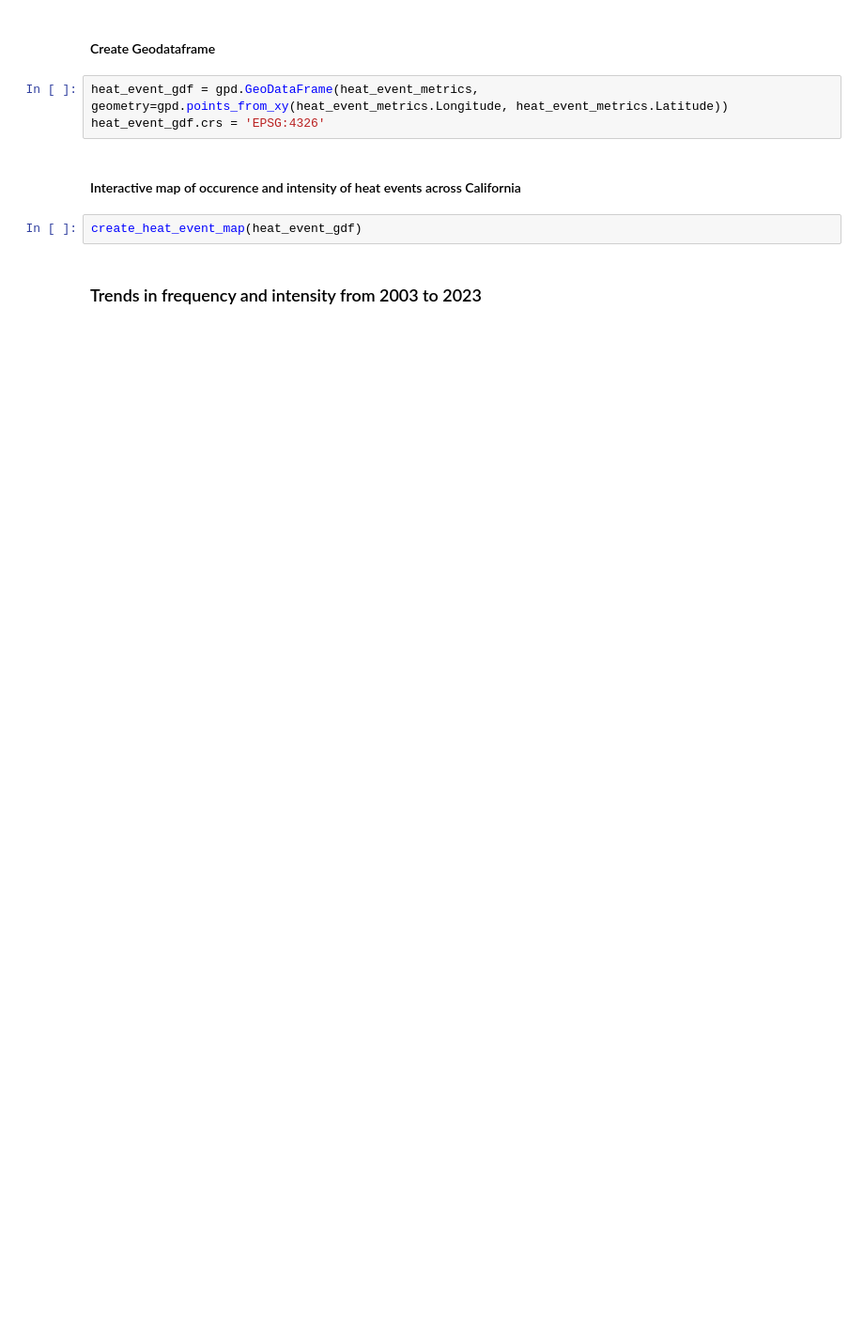
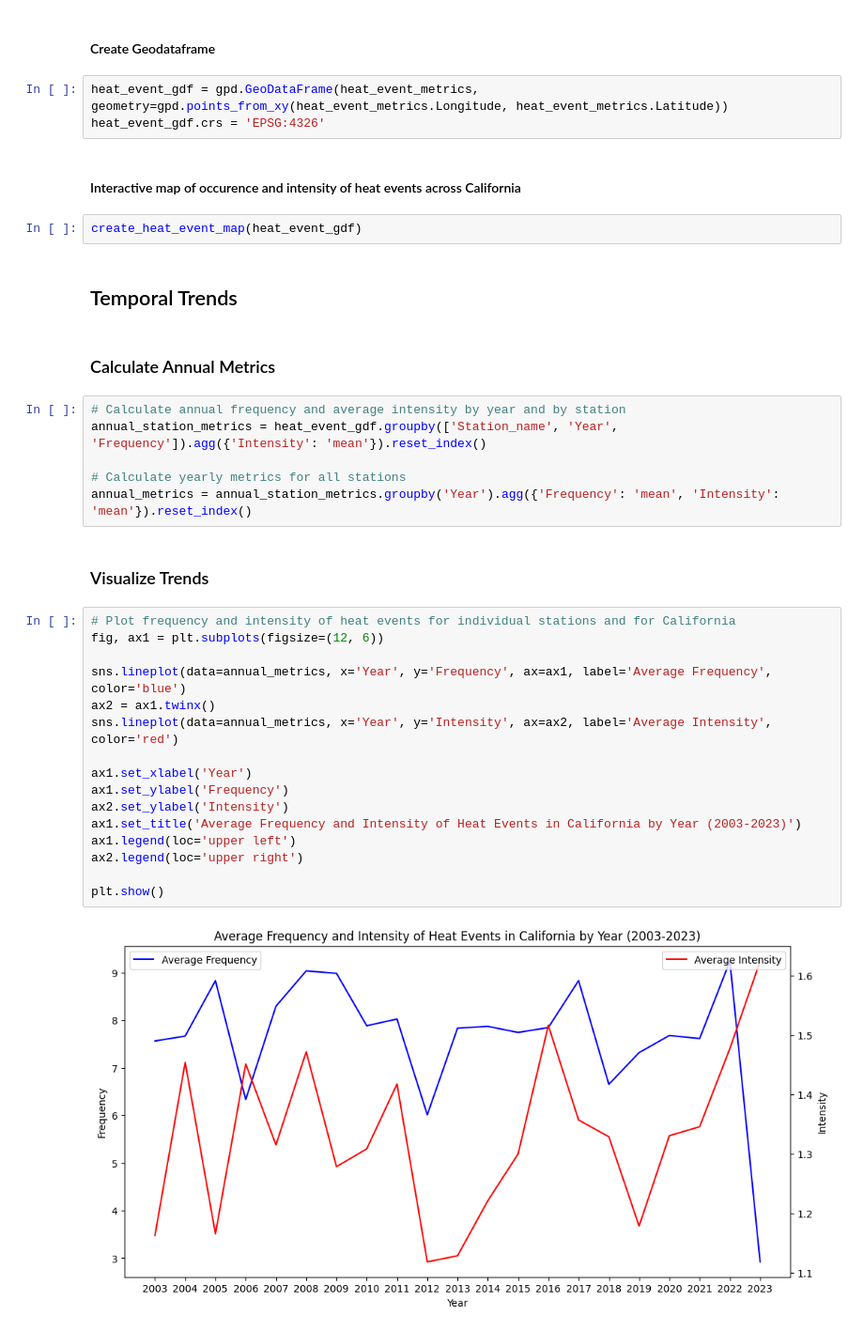
Before and after one commit to lizbethkr/PHIT-Project-1, a Jupyter notebook: notebooks/05_heat_identification.ipynb, the cells around one changed output. Shown at 94% size. Cells and saved outputs as stored; diff of their text form; blank space fills up the shorter version.

Commit message:
Mapped heat event metrics

```diff
--- a/notebooks/05_heat_identification.ipynb
+++ b/notebooks/05_heat_identification.ipynb
@@ -148,5 +149,33 @@ heat_event_gdf.crs = 'EPSG:4326'
 #### Interactive map of occurence and intensity of heat events across California
 # %%
 create_heat_event_map(heat_event_gdf)
-# %% [markdown]
-### Trends in frequency and intensity from 2003 to 2023
+# %% [markdown]
+## Temporal Trends
+# %% [markdown]
+### Calculate Annual Metrics
+# %%
+# Calculate annual frequency and average intensity by year and by station
+annual_station_metrics = heat_event_gdf.groupby(['Station_name', 'Year', 'Frequency']).agg({'Intensity': 'mean'}).reset_index()
+
+# Calculate yearly metrics for all stations
+annual_metrics = annual_station_metrics.groupby('Year').agg({'Frequency': 'mean', 'Intensity': 'mean'}).reset_index()
+# %% [markdown]
+### Visualize Trends
+# %%
+# Plot frequency and intensity of heat events for individual stations and for California
+fig, ax1 = plt.subplots(figsize=(12, 6))
+
+sns.lineplot(data=annual_metrics, x='Year', y='Frequency', ax=ax1, label='Average Frequency', color='blue')
+ax2 = ax1.twinx()
+sns.lineplot(data=annual_metrics, x='Year', y='Intensity', ax=ax2, label='Average Intensity', color='red')
+
+ax1.set_xlabel('Year')
+ax1.set_ylabel('Frequency')
+ax2.set_ylabel('Intensity')
+ax1.set_title('Average Frequency and Intensity of Heat Events in California by Year (2003-2023)')
+ax1.legend(loc='upper left')
+ax2.legend(loc='upper right')
+
+plt.show()
+# %% [output]
+[figure, added]
```
Also changed, not shown: parts of 4 cells of this notebook.
